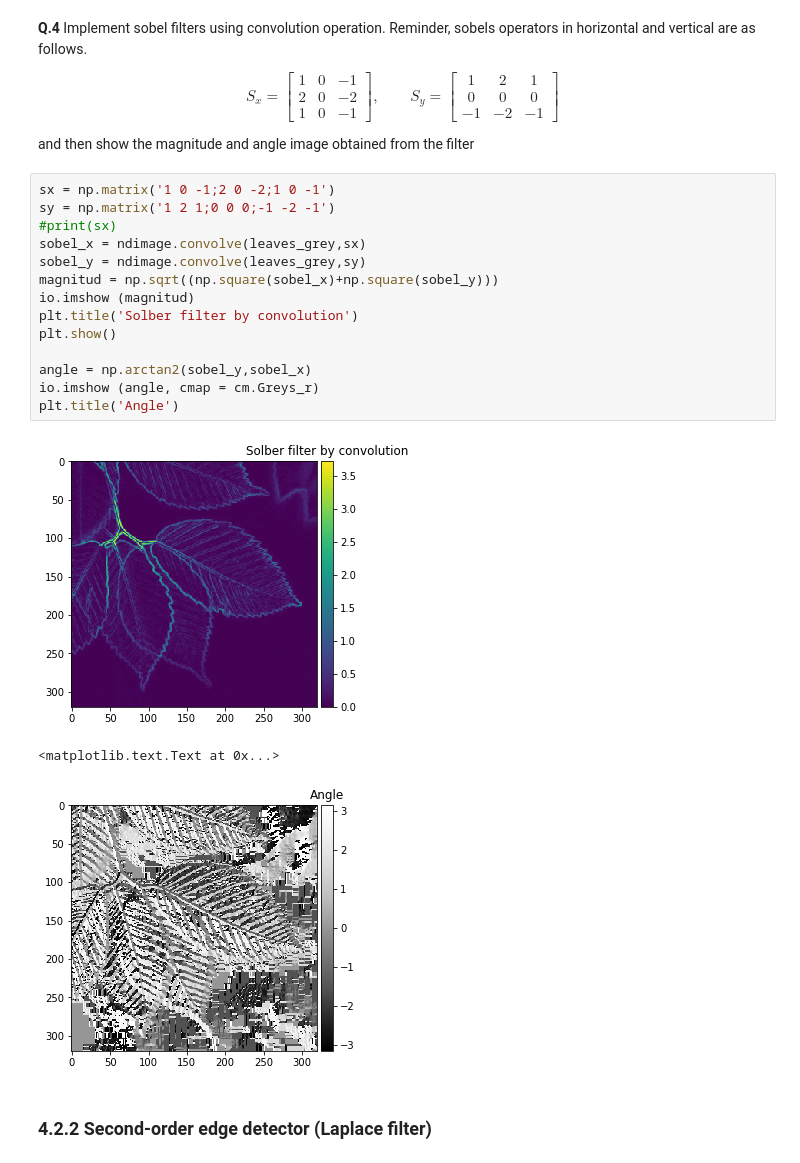
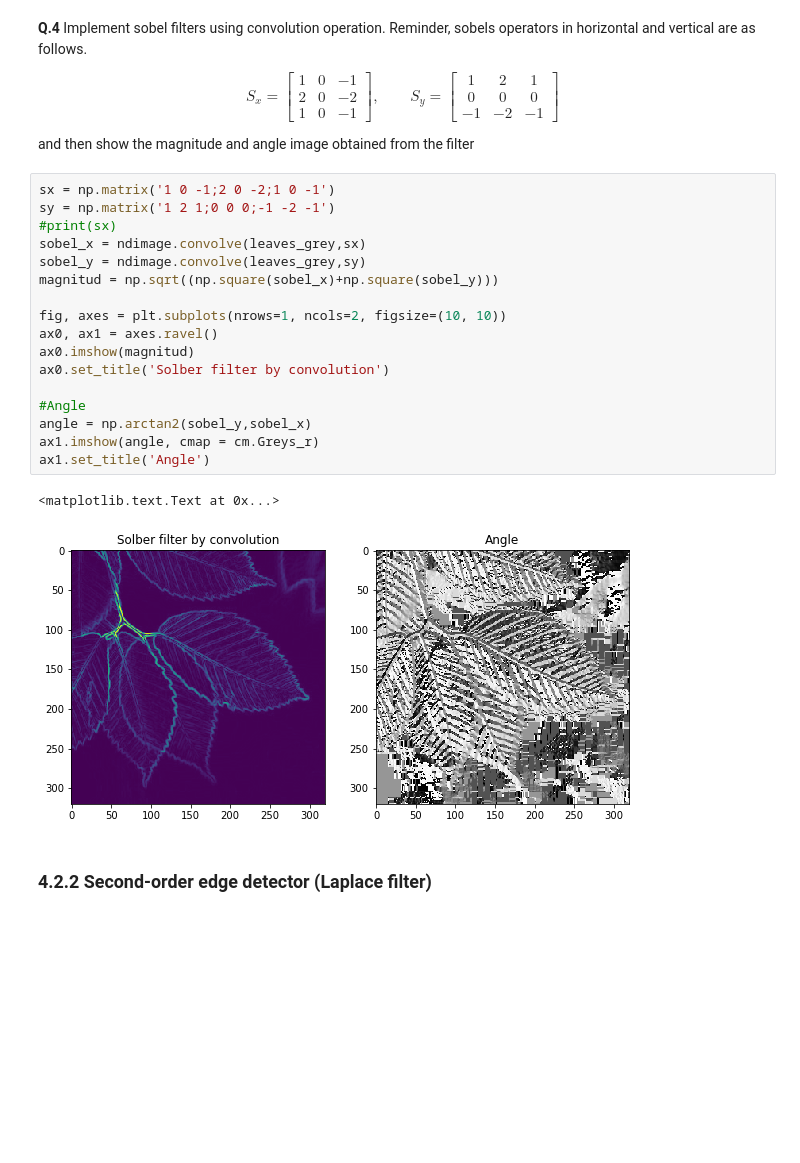
Before and after one commit to lilivalencia21/B31XB-IIP-TP-1718, a Jupyter notebook: 4-filter-spatial-domain/4-spatial-filter.ipynb, the cells around one changed output. Drawn from its saved outputs; the diff is of its cells as text; blank space fills up the shorter version.

```diff
--- a/4-filter-spatial-domain/4-spatial-filter.ipynb
+++ b/4-filter-spatial-domain/4-spatial-filter.ipynb
@@ -146,21 +143,23 @@ and then show the magnitude and angle image obtained from the filter
 # %%
 sx = np.matrix('1 0 -1;2 0 -2;1 0 -1')
 sy = np.matrix('1 2 1;0 0 0;-1 -2 -1')
 #print(sx)
 sobel_x = ndimage.convolve(leaves_grey,sx)
 sobel_y = ndimage.convolve(leaves_grey,sy)
 magnitud = np.sqrt((np.square(sobel_x)+np.square(sobel_y)))
-io.imshow (magnitud)
-plt.title('Solber filter by convolution')
-plt.show()
 
+fig, axes = plt.subplots(nrows=1, ncols=2, figsize=(10, 10))
+ax0, ax1 = axes.ravel()
+ax0.imshow(magnitud)
+ax0.set_title('Solber filter by convolution')
+
+#Angle
 angle = np.arctan2(sobel_y,sobel_x)
-io.imshow (angle, cmap = cm.Greys_r)
-plt.title('Angle')
+ax1.imshow(angle, cmap = cm.Greys_r)
+ax1.set_title('Angle')
 # %% [output]
+<matplotlib.text.Text at 0x...>
-[figure, old version]
+[figure, new version]
-<matplotlib.text.Text at 0x...>
-[figure, removed]
 # %% [markdown]
 
 ### 4.2.2 Second-order edge detector (Laplace filter)
```
Also changed, not shown: parts of 8 cells of this notebook.
